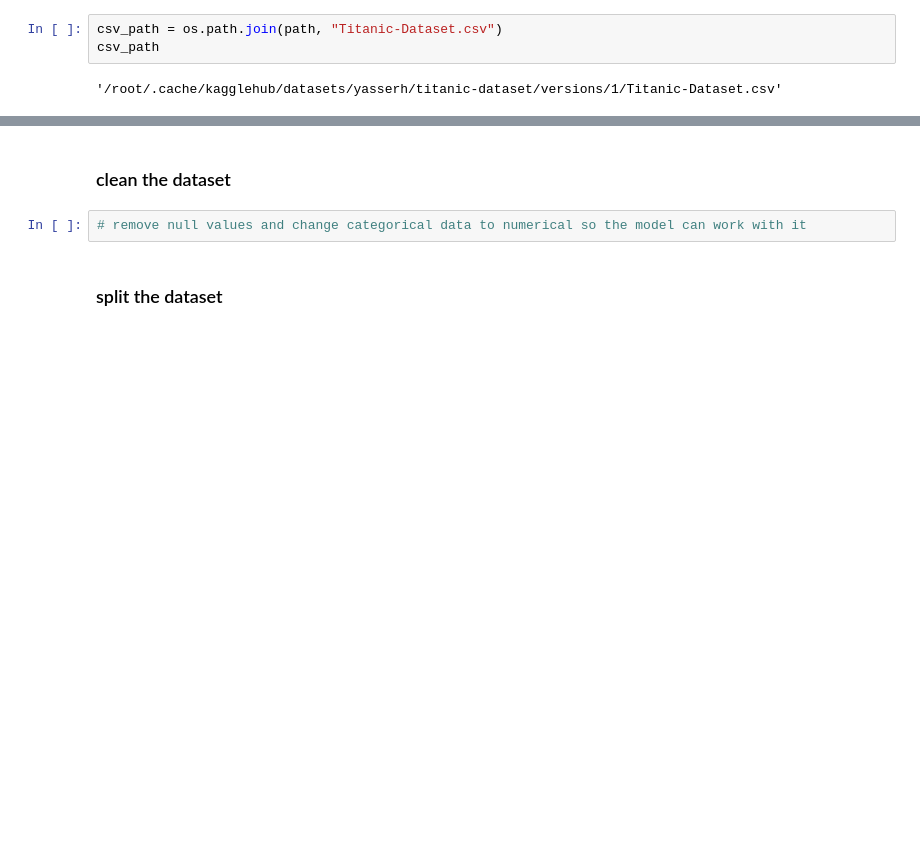
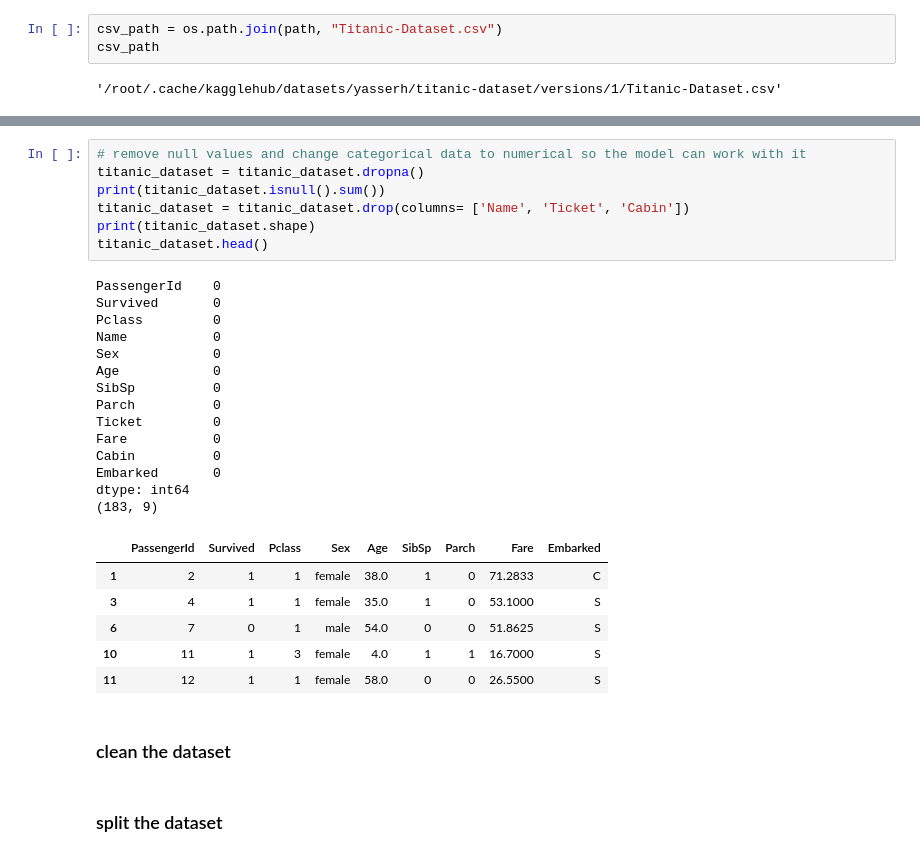
Before and after one commit to Yaqoub2/AI_intro_KAUST, a Jupyter notebook: Xlab_logistic_regression(ex).ipynb, the cells around one changed output, grey strips where cells are left out. Saved outputs shown, nothing was run; the diff lists cells and outputs as text; blank space fills up the shorter version.

```diff
--- a/Xlab_logistic_regression(ex).ipynb
+++ b/Xlab_logistic_regression(ex).ipynb
@@ -29,7 +37,33 @@ titanic_dataset.head()
+# %%
+# remove null values and change categorical data to numerical so the model can work with it
+titanic_dataset = titanic_dataset.dropna()
+print(titanic_dataset.isnull().sum())
+titanic_dataset = titanic_dataset.drop(columns= ['Name', 'Ticket', 'Cabin'])
+print(titanic_dataset.shape)
+titanic_dataset.head()
+# %% [output]
+PassengerId    0
+Survived       0
+Pclass         0
+Name           0
+Sex            0
+Age            0
+SibSp          0
+Parch          0
+Ticket         0
+Fare           0
+Cabin          0
+Embarked       0
+dtype: int64
+(183, 9)
+|  | PassengerId | Survived | Pclass | Sex | Age | SibSp | Parch | Fare | Embarked |
+| 1 | 2 | 1 | 1 | female | 38.0 | 1 | 0 | 71.2833 | C |
+| 3 | 4 | 1 | 1 | female | 35.0 | 1 | 0 | 53.1000 | S |
+| 6 | 7 | 0 | 1 | male | 54.0 | 0 | 0 | 51.8625 | S |
+| 10 | 11 | 1 | 3 | female | 4.0 | 1 | 1 | 16.7000 | S |
+| 11 | 12 | 1 | 1 | female | 58.0 | 0 | 0 | 26.5500 | S |
 # %% [markdown]
 ### clean the dataset
-# %%
-# remove null values and change categorical data to numerical so the model can work with it
 # %% [markdown]
 ### split the dataset
 # %% [markdown]
```
Also changed, not shown: parts of 1 cell of this notebook.
